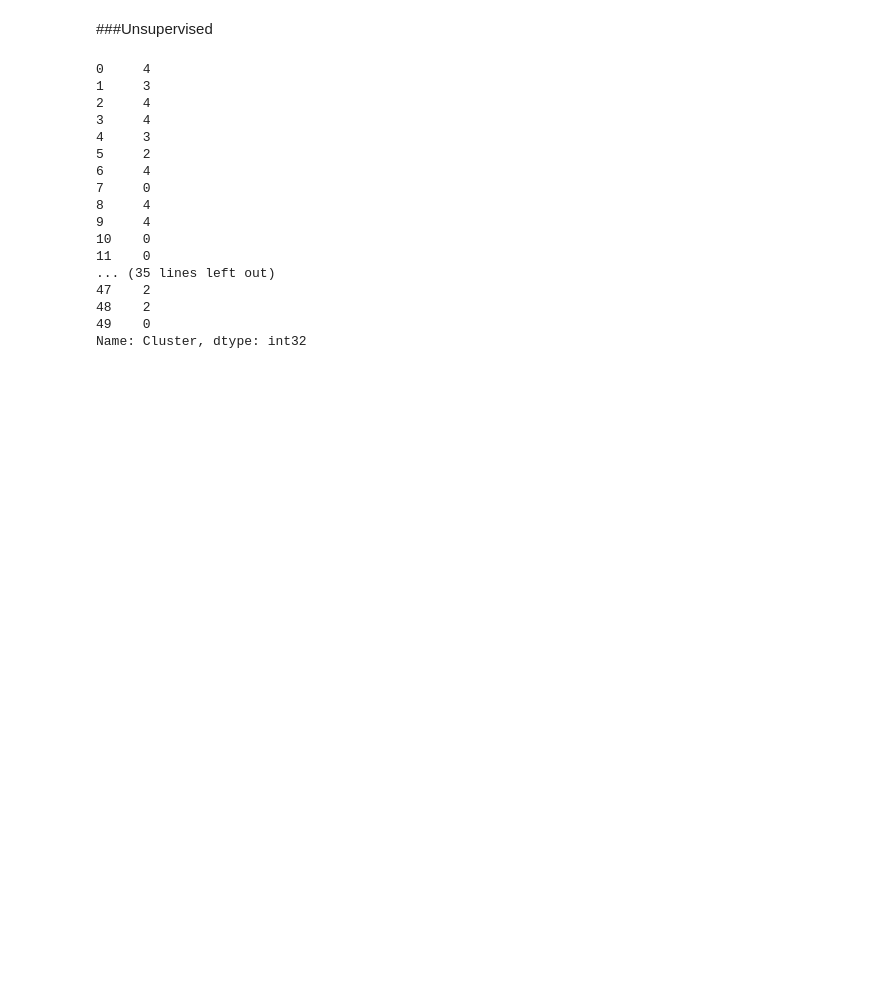
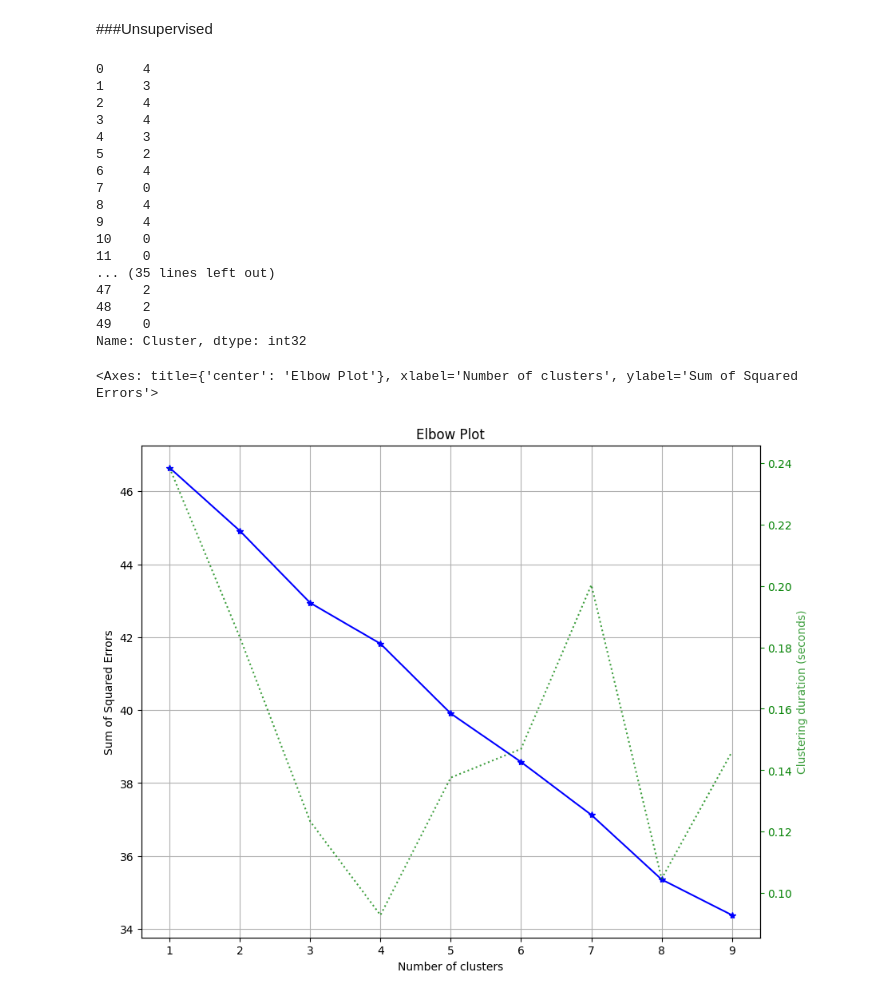
Before and after one commit to vivekkishore/Pythonbasics, a Jupyter notebook: momclsfn.ipynb, the cells around one changed output. Drawn from its saved outputs; the diff is of its cells as text; code cells hidden in the pictures; blank space fills up the shorter version.

```diff
--- a/momclsfn.ipynb
+++ b/momclsfn.ipynb
@@ -3,21 +3,24 @@
 # %% [markdown]
 ###import modules and dataset
 # %%
-import pandas as pd
-import numpy as np
-import seaborn
-import sklearn
-import matplotlib.pyplot as plt
-%matplotlib inline
-from pylab import rcParams
-rcParams['figure.figsize'] = 10, 8
-from sklearn.model_selection import train_test_split,RandomizedSearchCV
-from sklearn.pipeline import Pipeline
-from sklearn import preprocessing
+# import pandas as pd
+# import numpy as np
+# import seaborn
+# import sklearn
+# import matplotlib.pyplot as plt
+# %matplotlib inline
+# from pylab import rcParams
+# rcParams['figure.figsize'] = 10, 8
+# from sklearn.model_selection import train_test_split,RandomizedSearchCV
+# from sklearn.pipeline import Pipeline
+# from sklearn import preprocessing
+# !pip install scikit-plot
+# import scikitplot
+# from sklearn.cluster import KMeans,AgglomerativeClustering, SpectralClustering
 
-import warnings
-warnings.filterwarnings('ignore')
-from sklearn.feature_extraction.text import TfidfVectorizer,TfidfTransformer,CountVectorizer
+# import warnings
+# warnings.filterwarnings('ignore')
+# from sklearn.feature_extraction.text import TfidfVectorizer,TfidfTransformer,CountVectorizer
 
-df=pd.read_excel('mom classification.xlsx')
-df.head()
+# df=pd.read_excel('mom classification.xlsx')
+# df.head()
@@ -83,6 +79,7 @@ X.head()
 text_model = Pipeline([('vect', CountVectorizer()), ('tfidf', TfidfTransformer())])
 X_transformed=text_model.fit_transform(X['MOM points'])
 X_arr1=X_transformed.toarray()
+feature_names=text_model.get_feature_names_out()
 X_df1=pd.DataFrame(X_arr1,columns=feature_names)
 X_df1
 # %% [markdown]
@@ -143,3 +140,9 @@ print(X_df1['Cluster'])
 48    2
 49    0
 Name: Cluster, dtype: int32
+# %%
+Kmeans_elbow_check=KMeans()
+scikitplot.cluster.plot_elbow_curve(Kmeans_elbow_check, X=X_df1, cluster_ranges=range(1, 10))
+# %% [output]
+<Axes: title={'center': 'Elbow Plot'}, xlabel='Number of clusters', ylabel='Sum of Squared Errors'>
+[figure, added]
```
Also changed, not shown: parts of 2 cells of this notebook.
